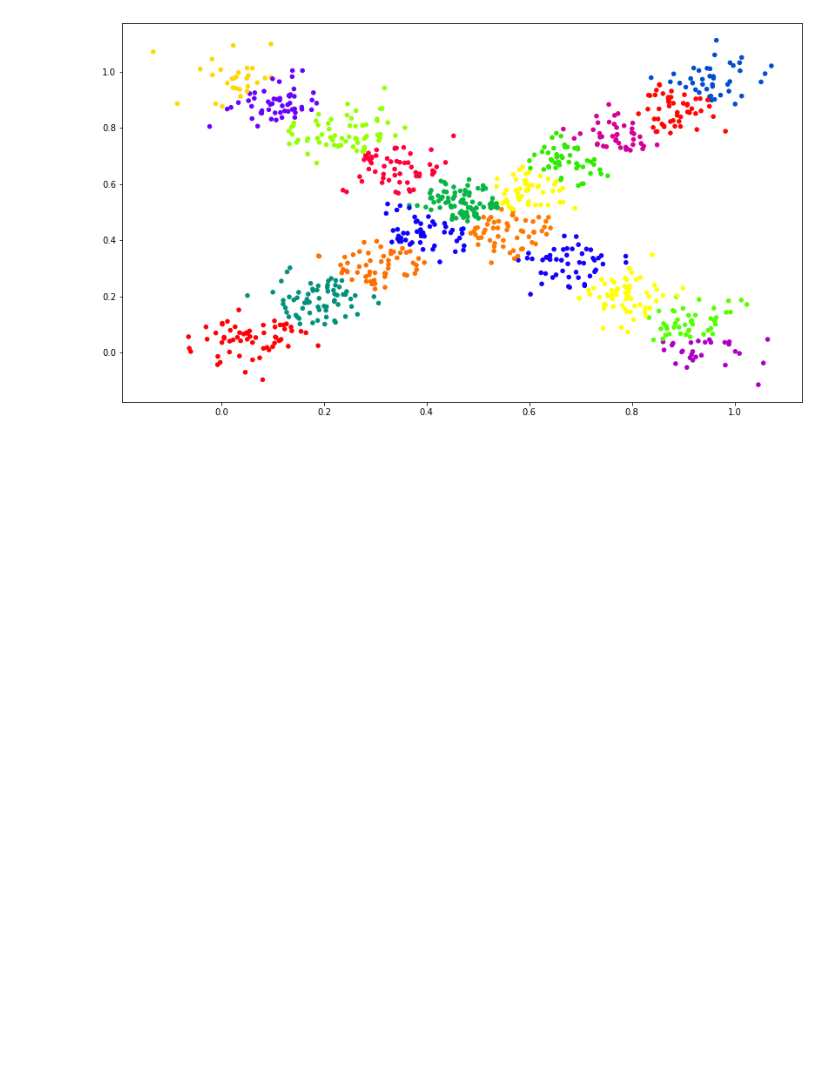
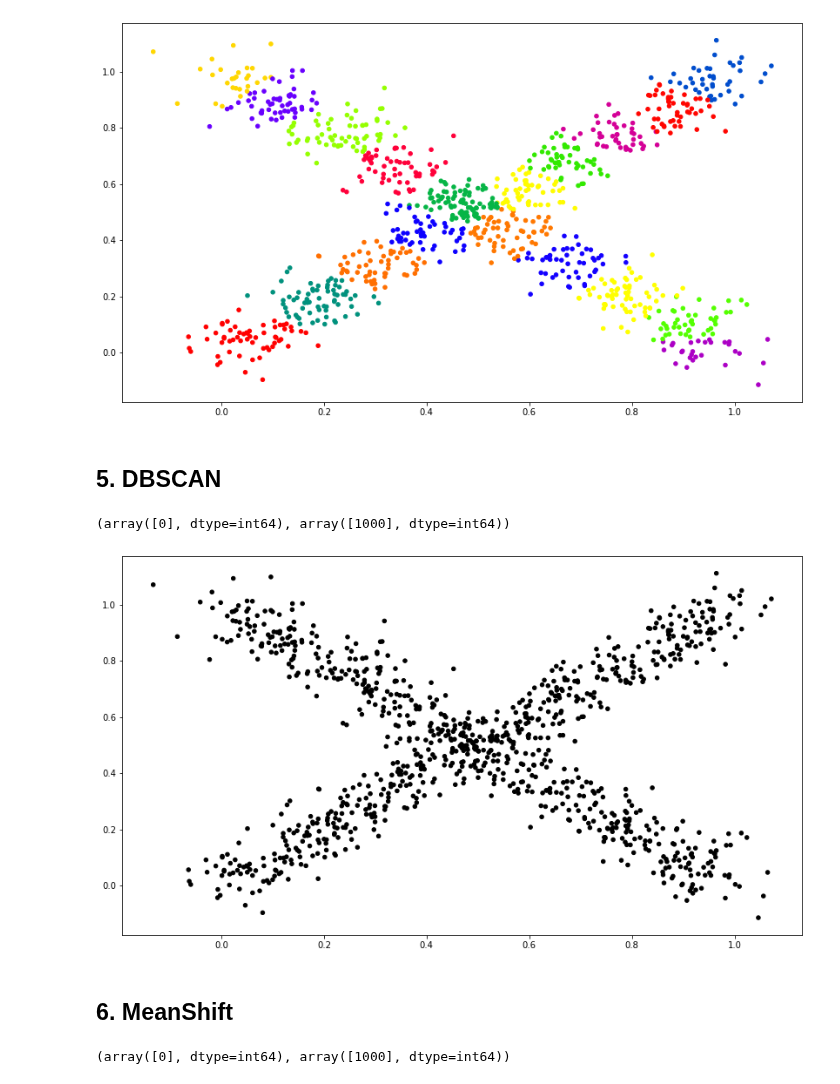
Before and after one commit to harera3/ML_Portfolio, a Jupyter notebook: 34_Fuzzyx_Other_Clustering_Models.ipynb, the cells around one changed output. Drawn from its saved outputs; the diff is of its cells as text; code cells hidden in the pictures; blank space fills up the shorter version.

Commit message:
5. dbscan

```diff
--- a/34_Fuzzyx_Other_Clustering_Models.ipynb
+++ b/34_Fuzzyx_Other_Clustering_Models.ipynb
@@ -154,3 +154,30 @@ plt.scatter(X['col1'], X['col2'], c=y_aff,
 plt.show()
 # %% [output]
 [figure]
+# %% [markdown]
+## 5. DBSCAN
+# %%
+from sklearn.cluster import DBSCAN
+
+db = DBSCAN()
+y_db = db.fit_predict(X)
+np.unique(y_db, return_counts=True)
+# %% [output]
+(array([0], dtype=int64), array([1000], dtype=int64))
+# %%
+fig = plt.figure(figsize=(14,8))
+plt.scatter(X['col1'], X['col2'], c=y_db,
+           cmap=plt.cm.gray, s=20)
+plt.show()
+# %% [output]
+[figure, added]
+# %% [markdown]
+## 6. MeanShift
+# %%
+from sklearn.cluster import MeanShift
+
+shift = MeanShift()
+y_shift = shift.fit_predict(X)
+np.unique(y_shift, return_counts=True)
+# %% [output]
+(array([0], dtype=int64), array([1000], dtype=int64))
```
